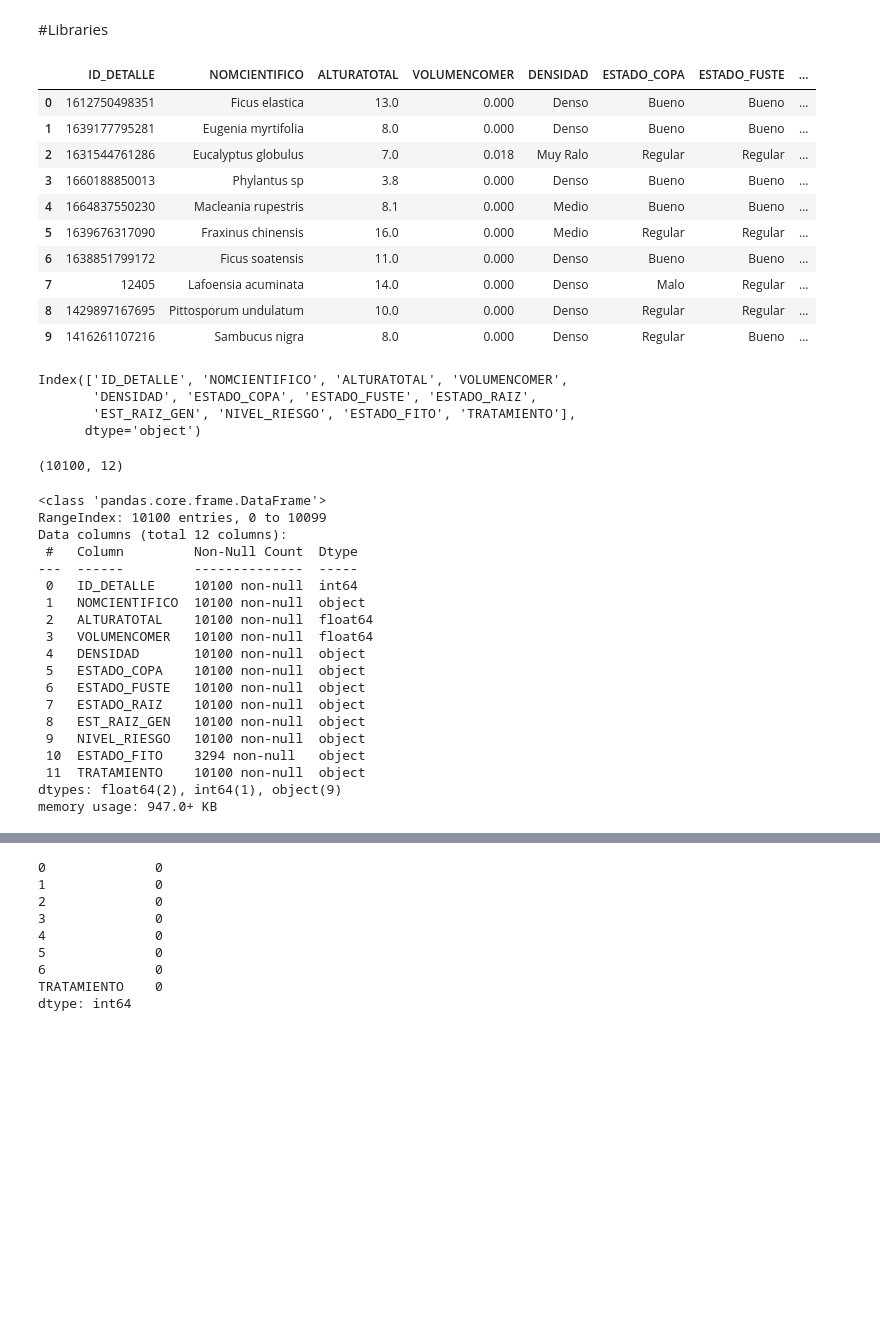
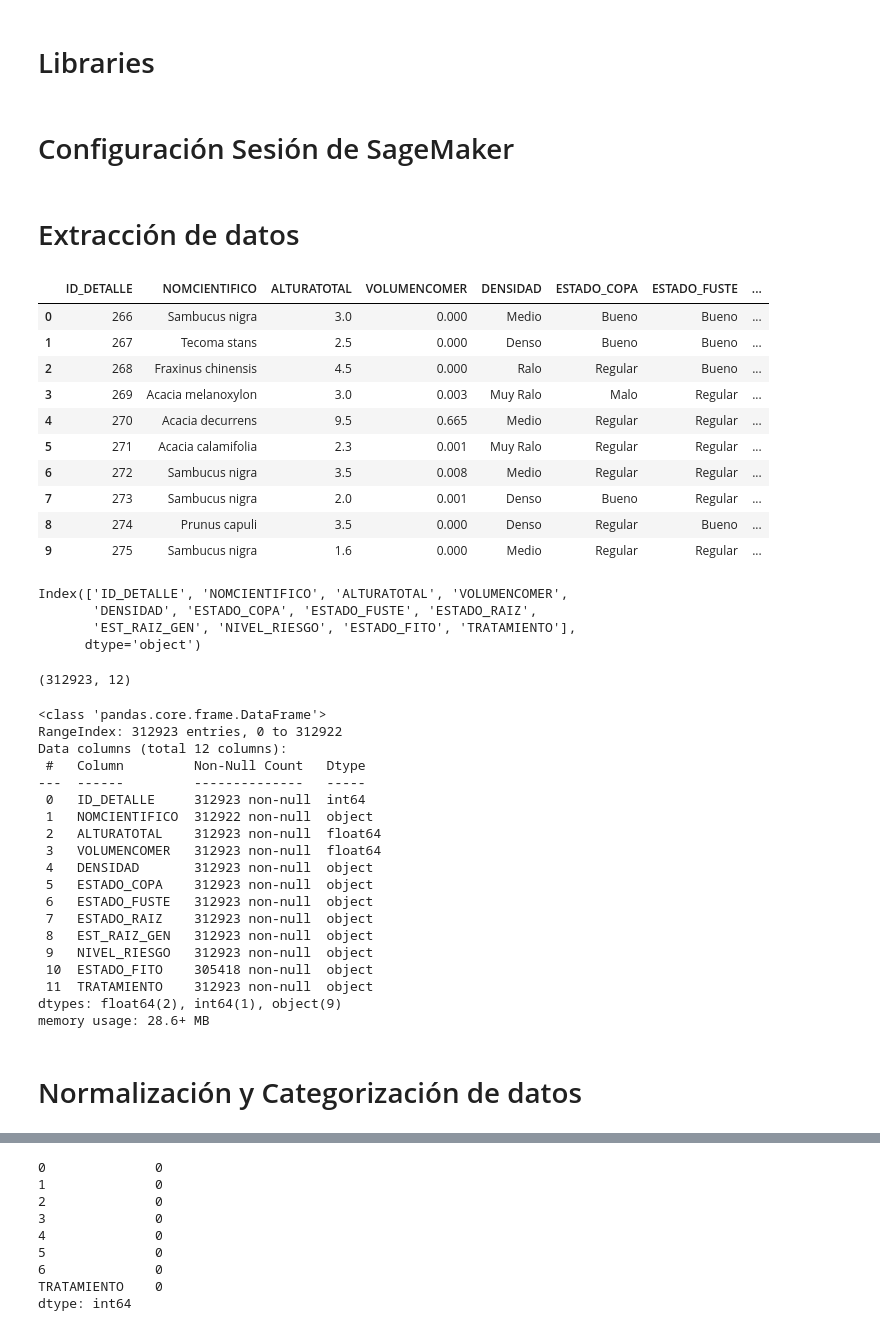
Before and after one commit to julianparrab/AYGOProject, a Jupyter notebook: main.ipynb, the cells around one changed output, grey strips where cells are left out. Drawn from its saved outputs; the diff is of its cells as text; code cells hidden in the pictures; blank space fills up the shorter version.

```diff
--- a/main.ipynb
+++ b/main.ipynb
@@ -1,5 +1,5 @@
 # %% [markdown]
-#Libraries
+# Libraries
 # %%
 import sagemaker
 import ipykernel
@@ -14,0 +9,2 @@ bucket = 'bucketprojectsagemaker'
+# %% [markdown]
+# Configuración Sesión de SageMaker
@@ -15,18 +16,21 @@ bucket = 'bucketprojectsagemaker'
+# %% [markdown]
+# Extracción de datos
 # %%
-df = pd.read_csv("./datasets/datosequivalentes.csv")
+df = pd.read_csv("./datasets/info.csv")
+#Ver datos
 df.head(10)
 # %% [output]
 |  | ID_DETALLE | NOMCIENTIFICO | ALTURATOTAL | VOLUMENCOMER | DENSIDAD | ESTADO_COPA | ESTADO_FUSTE | ... |
-| 0 | 1612750498351 | Ficus elastica | 13.0 | 0.000 | Denso | Bueno | Bueno | ... |
-| 1 | 1639177795281 | Eugenia myrtifolia | 8.0 | 0.000 | Denso | Bueno | Bueno | ... |
-| 2 | 1631544761286 | Eucalyptus globulus | 7.0 | 0.018 | Muy Ralo | Regular | Regular | ... |
-| 3 | 1660188850013 | Phylantus sp | 3.8 | 0.000 | Denso | Bueno | Bueno | ... |
-| 4 | 1664837550230 | Macleania rupestris | 8.1 | 0.000 | Medio | Bueno | Bueno | ... |
-| 5 | 1639676317090 | Fraxinus chinensis | 16.0 | 0.000 | Medio | Regular | Regular | ... |
-| 6 | 1638851799172 | Ficus soatensis | 11.0 | 0.000 | Denso | Bueno | Bueno | ... |
-| 7 | 12405 | Lafoensia acuminata | 14.0 | 0.000 | Denso | Malo | Regular | ... |
-| 8 | 1429897167695 | Pittosporum undulatum | 10.0 | 0.000 | Denso | Regular | Regular | ... |
-| 9 | 1416261107216 | Sambucus nigra | 8.0 | 0.000 | Denso | Regular | Bueno | ... |
+| 0 | 266 | Sambucus nigra | 3.0 | 0.000 | Medio | Bueno | Bueno | ... |
+| 1 | 267 | Tecoma stans | 2.5 | 0.000 | Denso | Bueno | Bueno | ... |
+| 2 | 268 | Fraxinus chinensis | 4.5 | 0.000 | Ralo | Regular | Bueno | ... |
+| 3 | 269 | Acacia melanoxylon | 3.0 | 0.003 | Muy Ralo | Malo | Regular | ... |
+| 4 | 270 | Acacia decurrens | 9.5 | 0.665 | Medio | Regular | Regular | ... |
+| 5 | 271 | Acacia calamifolia | 2.3 | 0.001 | Muy Ralo | Regular | Regular | ... |
+| 6 | 272 | Sambucus nigra | 3.5 | 0.008 | Medio | Regular | Regular | ... |
+| 7 | 273 | Sambucus nigra | 2.0 | 0.001 | Denso | Bueno | Regular | ... |
+| 8 | 274 | Prunus capuli | 3.5 | 0.000 | Denso | Regular | Bueno | ... |
+| 9 | 275 | Sambucus nigra | 1.6 | 0.000 | Medio | Regular | Regular | ... |
 # %%
 df.columns
 # %% [output]
@@ -37,27 +41,29 @@ Index(['ID_DETALLE', 'NOMCIENTIFICO', 'ALTURATOTAL', 'VOLUMENCOMER',
 # %%
 df.shape
 # %% [output]
-(10100, 12)
+(312923, 12)
 # %%
 df.info()
 # %% [output]
 <class 'pandas.core.frame.DataFrame'>
-RangeIndex: 10100 entries, 0 to 10099
+RangeIndex: 312923 entries, 0 to 312922
 Data columns (total 12 columns):
- #   Column         Non-Null Count  Dtype
----  ------         --------------  -----
- 0   ID_DETALLE     10100 non-null  int64
- 1   NOMCIENTIFICO  10100 non-null  object
- 2   ALTURATOTAL    10100 non-null  float64
- 3   VOLUMENCOMER   10100 non-null  float64
- 4   DENSIDAD       10100 non-null  object
- 5   ESTADO_COPA    10100 non-null  object
- 6   ESTADO_FUSTE   10100 non-null  object
- 7   ESTADO_RAIZ    10100 non-null  object
- 8   EST_RAIZ_GEN   10100 non-null  object
- 9   NIVEL_RIESGO   10100 non-null  object
- 10  ESTADO_FITO    3294 non-null   object
- 11  TRATAMIENTO    10100 non-null  object
+ #   Column         Non-Null Count   Dtype
+---  ------         --------------   -----
+ 0   ID_DETALLE     312923 non-null  int64
+ 1   NOMCIENTIFICO  312922 non-null  object
+ 2   ALTURATOTAL    312923 non-null  float64
+ 3   VOLUMENCOMER   312923 non-null  float64
+ 4   DENSIDAD       312923 non-null  object
+ 5   ESTADO_COPA    312923 non-null  object
+ 6   ESTADO_FUSTE   312923 non-null  object
+ 7   ESTADO_RAIZ    312923 non-null  object
+ 8   EST_RAIZ_GEN   312923 non-null  object
+ 9   NIVEL_RIESGO   312923 non-null  object
+ 10  ESTADO_FITO    305418 non-null  object
+ 11  TRATAMIENTO    312923 non-null  object
 dtypes: float64(2), int64(1), object(9)
-memory usage: 947.0+ KB
+memory usage: 28.6+ MB
+# %% [markdown]
+# Normalización y Categorización de datos
 # %%
```
Also changed, not shown: parts of 28 cells of this notebook, 10 other files.
